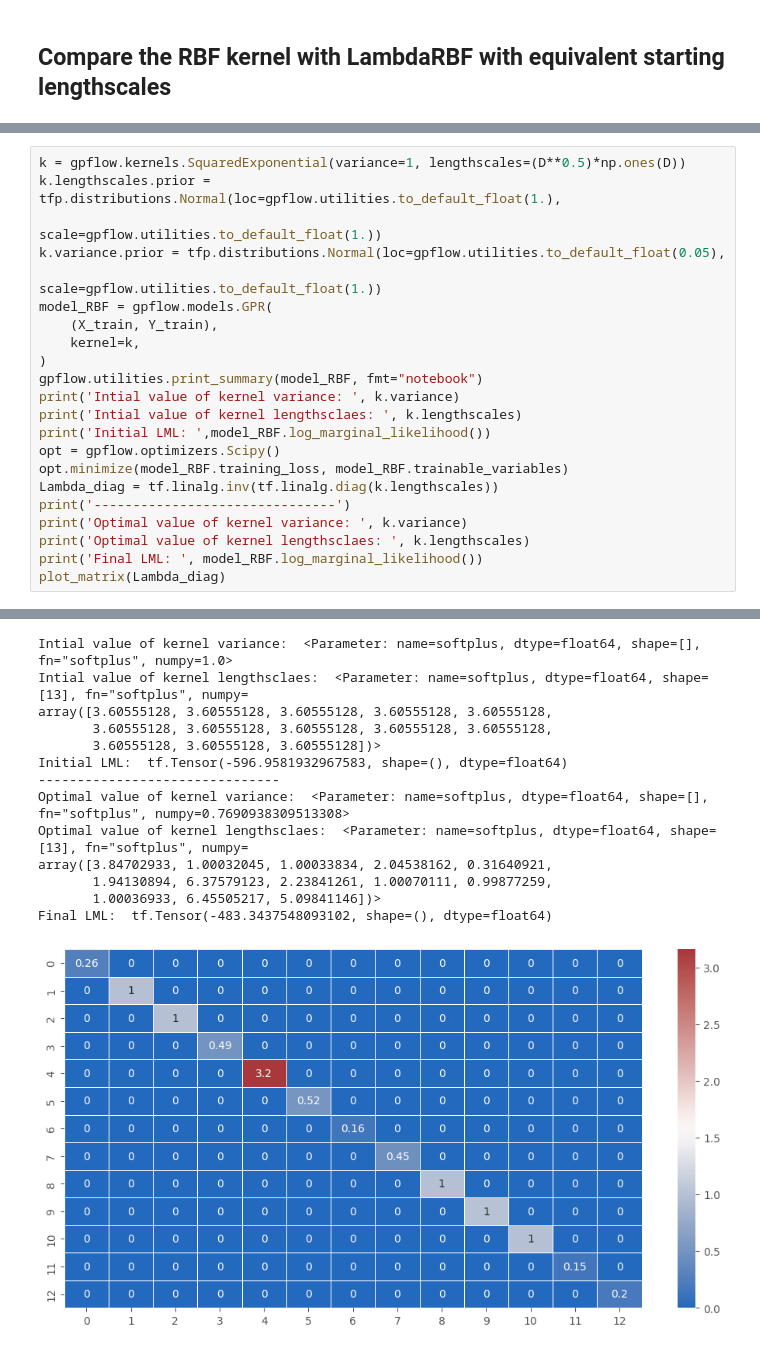
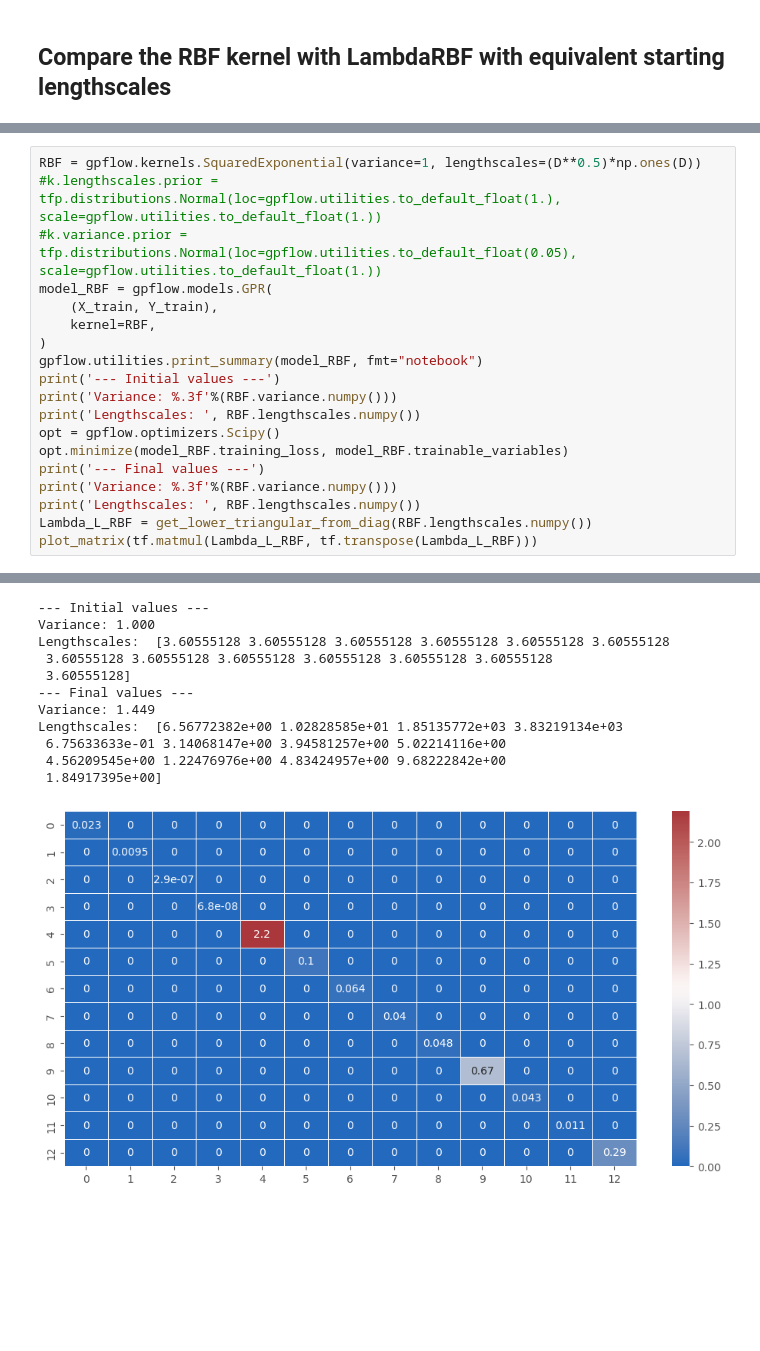
Before and after one commit to mattyred/BSGP_Automatic_Independence_Determination, a Jupyter notebook: LambdaRBFKernel/BostonAnalysis.ipynb, the cells around one changed output, grey strips where cells are left out. Cells and saved outputs as stored; diff of their text form; blank space fills up the shorter version.

```diff
--- a/LambdaRBFKernel/BostonAnalysis.ipynb
+++ b/LambdaRBFKernel/BostonAnalysis.ipynb
@@ -145,24 +194,21 @@ Test RMSE (Standardised): 0.383
 # %%
-k = gpflow.kernels.SquaredExponential(variance=1, lengthscales=(D**0.5)*np.ones(D))
-k.lengthscales.prior = tfp.distributions.Normal(loc=gpflow.utilities.to_default_float(1.),
-                                                   scale=gpflow.utilities.to_default_float(1.))
-k.variance.prior = tfp.distributions.Normal(loc=gpflow.utilities.to_default_float(0.05),
-                                               scale=gpflow.utilities.to_default_float(1.))
+RBF = gpflow.kernels.SquaredExponential(variance=1, lengthscales=(D**0.5)*np.ones(D))
+#k.lengthscales.prior = tfp.distributions.Normal(loc=gpflow.utilities.to_default_float(1.), scale=gpflow.utilities.to_default_float(1.))
+#k.variance.prior = tfp.distributions.Normal(loc=gpflow.utilities.to_default_float(0.05), scale=gpflow.utilities.to_default_float(1.))
 model_RBF = gpflow.models.GPR(
     (X_train, Y_train),
-    kernel=k,
+    kernel=RBF,
 )
 gpflow.utilities.print_summary(model_RBF, fmt="notebook")
-print('Intial value of kernel variance: ', k.variance)
-print('Intial value of kernel lengthsclaes: ', k.lengthscales)
-print('Initial LML: ',model_RBF.log_marginal_likelihood())
+print('--- Initial values ---')
+print('Variance: %.3f'%(RBF.variance.numpy()))
+print('Lengthscales: ', RBF.lengthscales.numpy())
 opt = gpflow.optimizers.Scipy()
 opt.minimize(model_RBF.training_loss, model_RBF.trainable_variables)
-Lambda_diag = tf.linalg.inv(tf.linalg.diag(k.lengthscales))
-print('-------------------------------')
-print('Optimal value of kernel variance: ', k.variance)
-print('Optimal value of kernel lengthsclaes: ', k.lengthscales)
-print('Final LML: ', model_RBF.log_marginal_likelihood())
-plot_matrix(Lambda_diag)
+print('--- Final values ---')
+print('Variance: %.3f'%(RBF.variance.numpy()))
+print('Lengthscales: ', RBF.lengthscales.numpy())
+Lambda_L_RBF = get_lower_triangular_from_diag(RBF.lengthscales.numpy())
+plot_matrix(tf.matmul(Lambda_L_RBF, tf.transpose(Lambda_L_RBF)))
 # %% [output]
 | name | class | transform | prior | trainable | shape | dtype | value |
@@ -171,16 +217,14 @@ plot_matrix(Lambda_diag)
 | GPR.likelihood.variance | Parameter | Softplus + Shift |  | True | () | float64 | 1.0 |
-Intial value of kernel variance:  <Parameter: name=softplus, dtype=float64, shape=[], fn="softplus", numpy=1.0>
-Intial value of kernel lengthsclaes:  <Parameter: name=softplus, dtype=float64, shape=[13], fn="softplus", numpy=
-array([3.60555128, 3.60555128, 3.60555128, 3.60555128, 3.60555128,
-       3.60555128, 3.60555128, 3.60555128, 3.60555128, 3.60555128,
-       3.60555128, 3.60555128, 3.60555128])>
-Initial LML:  tf.Tensor(-596.9581932967583, shape=(), dtype=float64)
--------------------------------
-Optimal value of kernel variance:  <Parameter: name=softplus, dtype=float64, shape=[], fn="softplus", numpy=0.7690938309513308>
-Optimal value of kernel lengthsclaes:  <Parameter: name=softplus, dtype=float64, shape=[13], fn="softplus", numpy=
-array([3.84702933, 1.00032045, 1.00033834, 2.04538162, 0.31640921,
-       1.94130894, 6.37579123, 2.23841261, 1.00070111, 0.99877259,
-       1.00036933, 6.45505217, 5.09841146])>
-Final LML:  tf.Tensor(-483.3437548093102, shape=(), dtype=float64)
+--- Initial values ---
+Variance: 1.000
+Lengthscales:  [3.60555128 3.60555128 3.60555128 3.60555128 3.60555128 3.60555128
+ 3.60555128 3.60555128 3.60555128 3.60555128 3.60555128 3.60555128
+ 3.60555128]
+--- Final values ---
+Variance: 1.449
+Lengthscales:  [6.56772382e+00 1.02828585e+01 1.85135772e+03 3.83219134e+03
+ 6.75633633e-01 3.14068147e+00 3.94581257e+00 5.02214116e+00
+ 4.56209545e+00 1.22476976e+00 4.83424957e+00 9.68222842e+00
+ 1.84917395e+00]
-[figure, old version]
+[figure, new version]
 # %%
```
Also changed, not shown: parts of 29 cells of this notebook, 2 other files.
